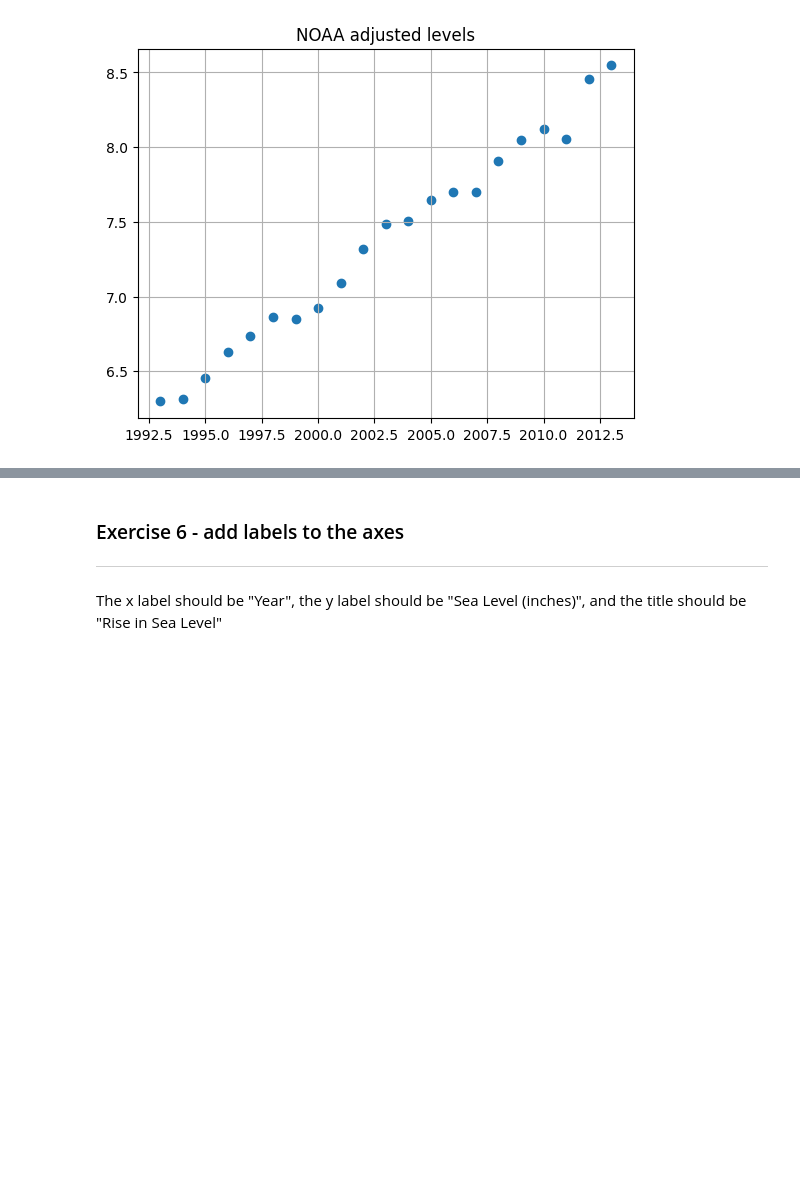
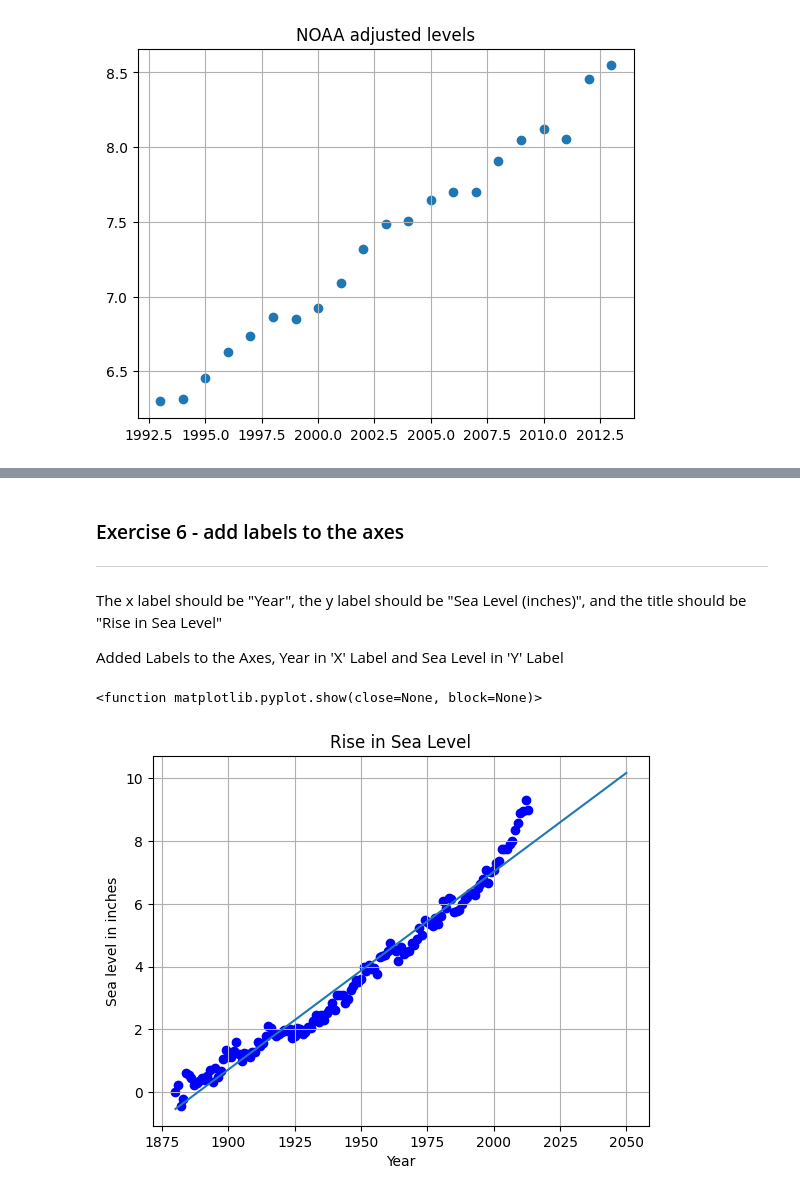
Before and after one commit to Kavikarthik14/Data-with-python, a Jupyter notebook: My_Proj_of_14_Sea_Levels_Project.ipynb, the cells around one changed output, grey strips where cells are left out. Drawn from its saved outputs; the diff is of its cells as text; code cells hidden in the pictures; blank space fills up the shorter version.

```diff
--- a/My_Proj_of_14_Sea_Levels_Project.ipynb
+++ b/My_Proj_of_14_Sea_Levels_Project.ipynb
@@ -259,3 +282,5 @@ Predicted sea levels in 2050: 10.18 mm
 ---
 
 The x label should be "Year", the y label should be "Sea Level (inches)", and the title should be "Rise in Sea Level"
+
+Added Labels to the Axes, Year in 'X' Label and Sea Level in 'Y' Label
@@ -268,0 +287,32 @@ The x label should be "Year", the y label should be "Sea Level (inches)", and th
+# %%
+# get scope and y-intercept
+import pandas as pd
+from scipy.stats import linregress
+import matplotlib.pyplot as plt
+import matplotlib_inline
+%matplotlib inline
+url = 'https://raw.githubusercontent.com/freeCodeCamp/boilerplate-sea-level-predictor/master/epa-sea-level.csv'
+df= pd.read_csv(url)
+x=df['Year']
+y=df['CSIRO Adjusted Sea Level']
+
+regression= linregress(x,y)
+slope= regression.slope
+intercept= regression.intercept
+
+years_future= np.arange(min(x),2051)
+predicted_sea_levels= slope*years_future + intercept
+plt.plot(years_future,predicted_sea_levels)
+plt.scatter(x,y,label='CSIRO Adjusted Sea Level',color= 'b')
+plt.xlabel('Year')
+plt.ylabel('Sea level in inches')
+plt.title('Rise in Sea Level')
+plt.grid(True)
+plt.show
+# create an extended range for x to predict sea level in 2050
+
+
+# draw the scatter plot with line of best fit
+# %% [output]
+<function matplotlib.pyplot.show(close=None, block=None)>
+[figure, added]
```
Also changed, not shown: parts of 12 cells of this notebook.
